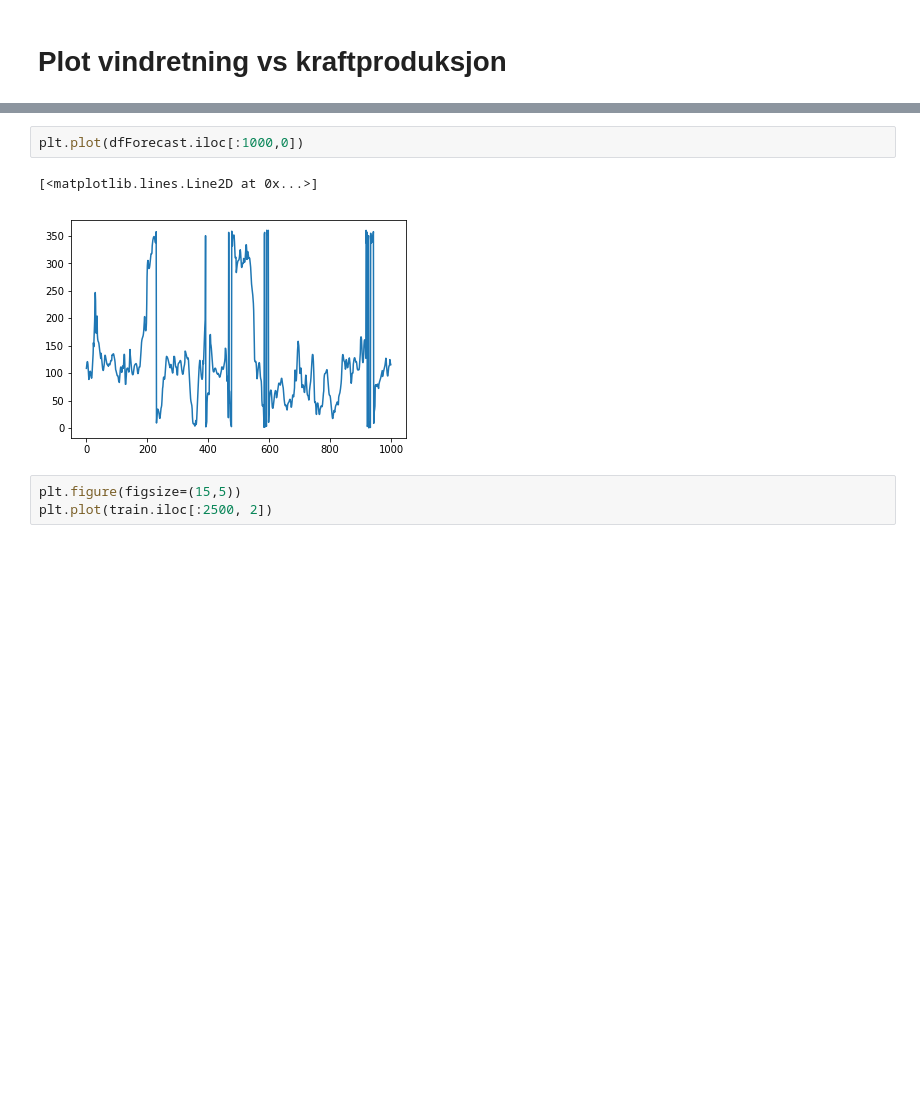
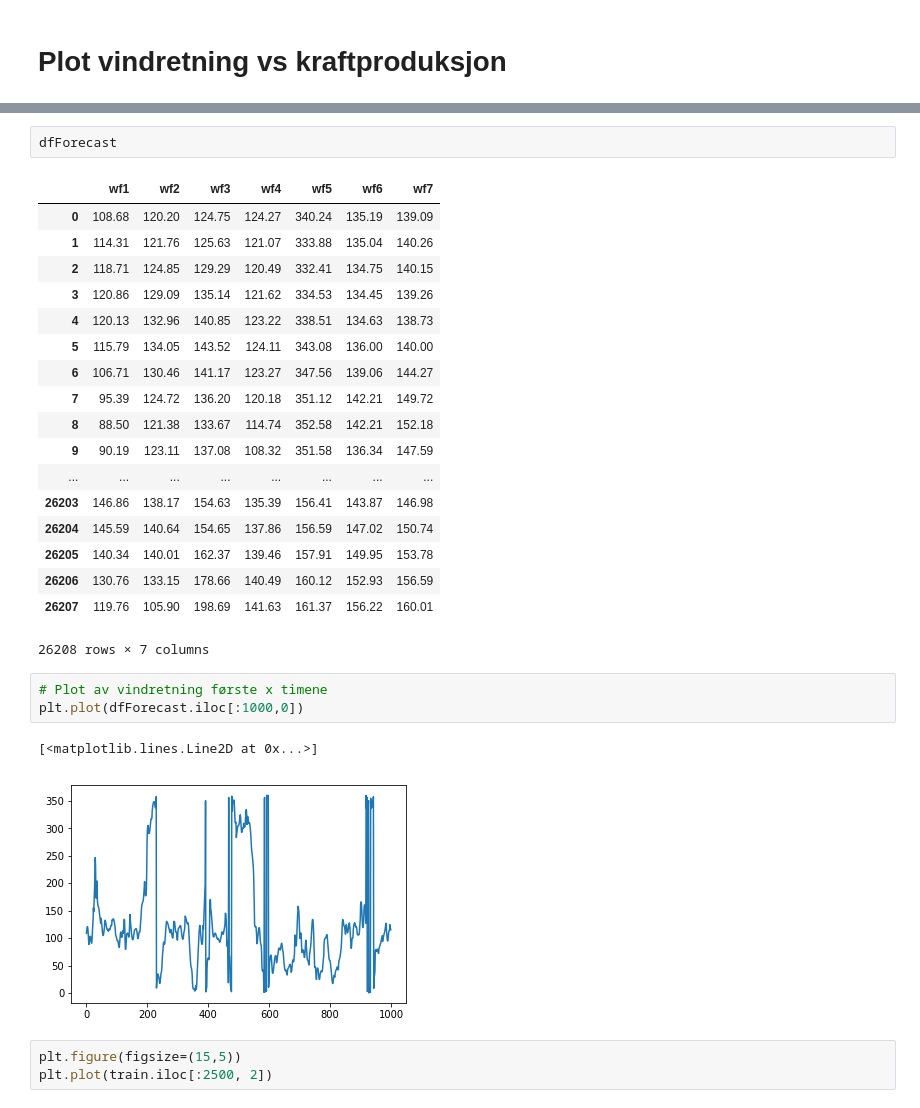
Before and after one commit to Pontius1007/TDT4859, a Jupyter notebook: Data exploration.ipynb, the cells around one changed output, grey strips where cells are left out. Saved outputs shown, nothing was run; the diff lists cells and outputs as text; blank space fills up the shorter version.

```diff
--- a/Data exploration.ipynb
+++ b/Data exploration.ipynb
@@ -260,4 +284,26 @@ for i in range(num_plots):
+# %%
+dfForecast
+# %% [output]
+|  | wf1 | wf2 | wf3 | wf4 | wf5 | wf6 | wf7 |
+| 0 | 108.68 | 120.20 | 124.75 | 124.27 | 340.24 | 135.19 | 139.09 |
+| 1 | 114.31 | 121.76 | 125.63 | 121.07 | 333.88 | 135.04 | 140.26 |
+| 2 | 118.71 | 124.85 | 129.29 | 120.49 | 332.41 | 134.75 | 140.15 |
+| 3 | 120.86 | 129.09 | 135.14 | 121.62 | 334.53 | 134.45 | 139.26 |
+| 4 | 120.13 | 132.96 | 140.85 | 123.22 | 338.51 | 134.63 | 138.73 |
+| 5 | 115.79 | 134.05 | 143.52 | 124.11 | 343.08 | 136.00 | 140.00 |
+| 6 | 106.71 | 130.46 | 141.17 | 123.27 | 347.56 | 139.06 | 144.27 |
+| 7 | 95.39 | 124.72 | 136.20 | 120.18 | 351.12 | 142.21 | 149.72 |
+| 8 | 88.50 | 121.38 | 133.67 | 114.74 | 352.58 | 142.21 | 152.18 |
+| 9 | 90.19 | 123.11 | 137.08 | 108.32 | 351.58 | 136.34 | 147.59 |
+| ... | ... | ... | ... | ... | ... | ... | ... |
+| 26203 | 146.86 | 138.17 | 154.63 | 135.39 | 156.41 | 143.87 | 146.98 |
+| 26204 | 145.59 | 140.64 | 154.65 | 137.86 | 156.59 | 147.02 | 150.74 |
+| 26205 | 140.34 | 140.01 | 162.37 | 139.46 | 157.91 | 149.95 | 153.78 |
+| 26206 | 130.76 | 133.15 | 178.66 | 140.49 | 160.12 | 152.93 | 156.59 |
+| 26207 | 119.76 | 105.90 | 198.69 | 141.63 | 161.37 | 156.22 | 160.01 |
+26208 rows × 7 columns
 # %%
+# Plot av vindretning første x timene
 plt.plot(dfForecast.iloc[:1000,0])
 # %% [output]
 [<matplotlib.lines.Line2D at 0x...>]
```
Also changed, not shown: parts of 14 cells of this notebook.
